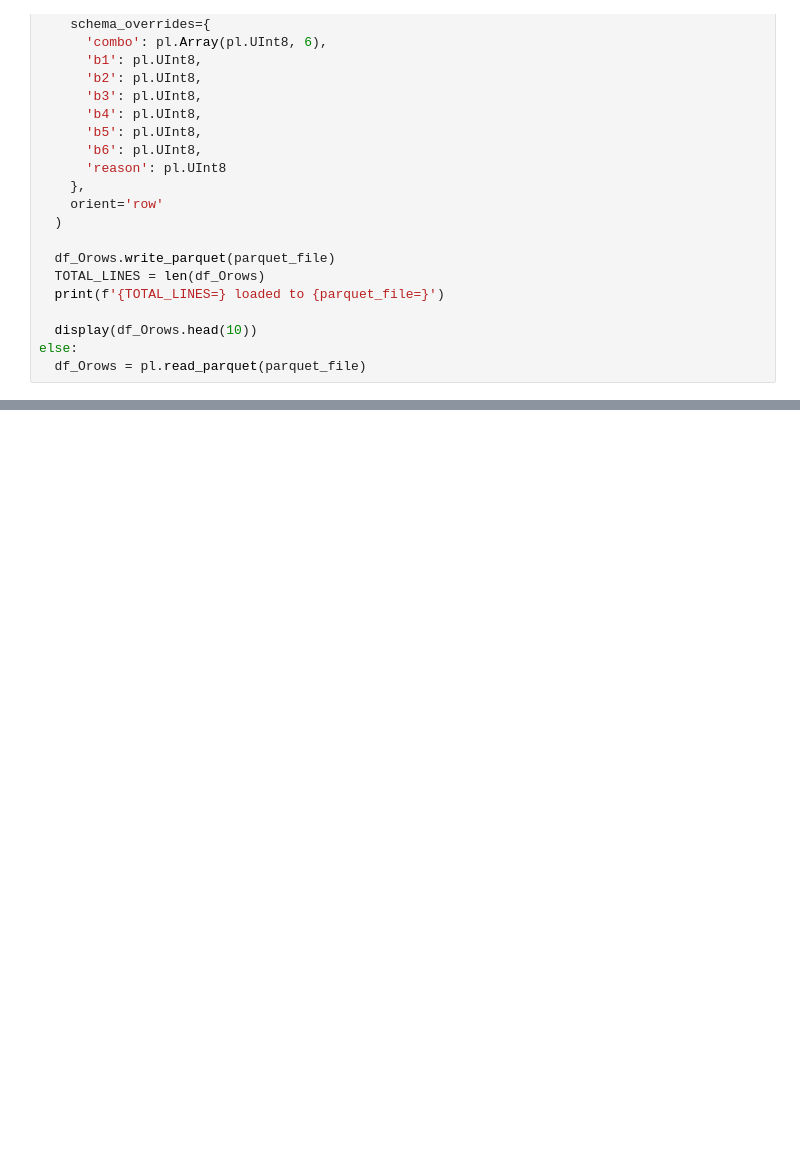
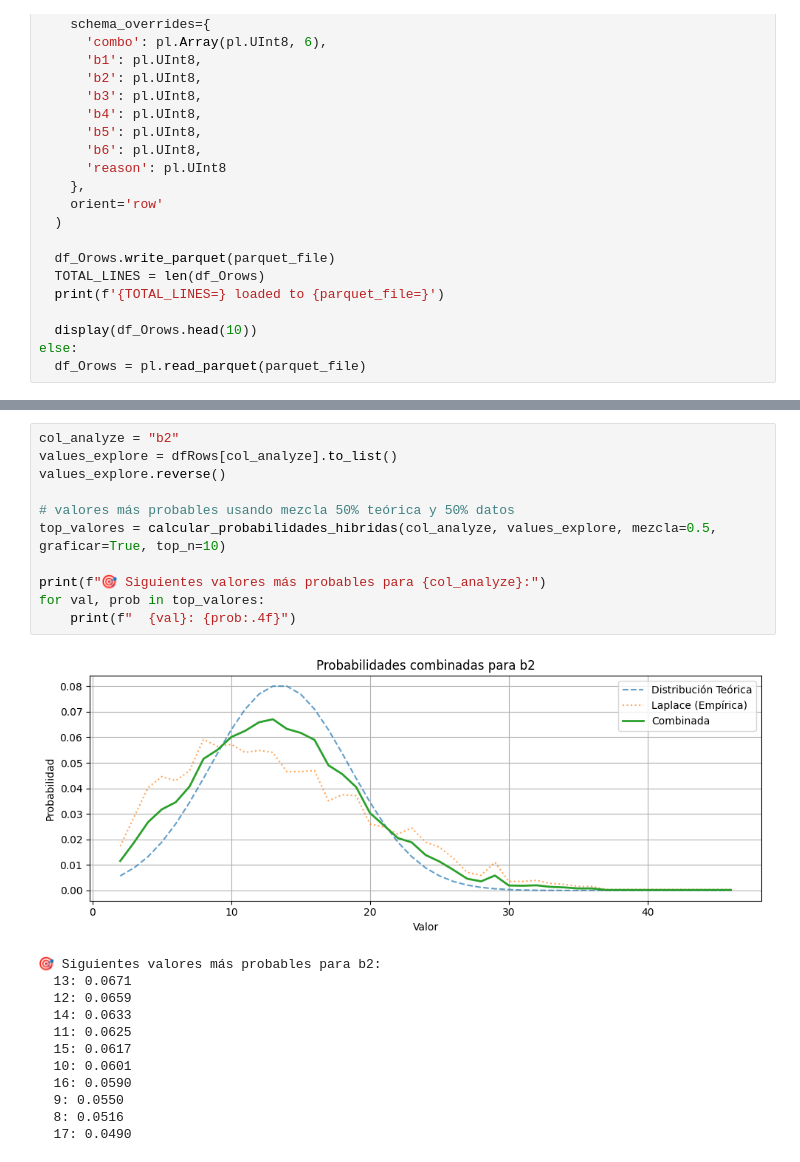
Before and after one commit to coins5/tinkapp.v4, a Jupyter notebook: explore_bolillas_v3_TNK.ipynb, the cells around one changed output, grey strips where cells are left out. Cells and saved outputs as stored; diff of their text form; blank space fills up the shorter version.

```diff
--- a/explore_bolillas_v3_TNK.ipynb
+++ b/explore_bolillas_v3_TNK.ipynb
@@ -727,0 +798,24 @@ shape: (1, 20)
+# %%
+col_analyze = "b2"
+values_explore = dfRows[col_analyze].to_list()
+values_explore.reverse()
+
+# valores más probables usando mezcla 50% teórica y 50% datos
+top_valores = calcular_probabilidades_hibridas(col_analyze, values_explore, mezcla=0.5, graficar=True, top_n=10)
+
+print(f"🎯 Siguientes valores más probables para {col_analyze}:")
+for val, prob in top_valores:
+    print(f"  {val}: {prob:.4f}")
+# %% [output]
+[figure, added]
+🎯 Siguientes valores más probables para b2:
+  13: 0.0671
+  12: 0.0659
+  14: 0.0633
+  11: 0.0625
+  15: 0.0617
+  10: 0.0601
+  16: 0.0590
+  9: 0.0550
+  8: 0.0516
+  17: 0.0490
```
Also changed, not shown: parts of 12 cells of this notebook, 4 other files.
